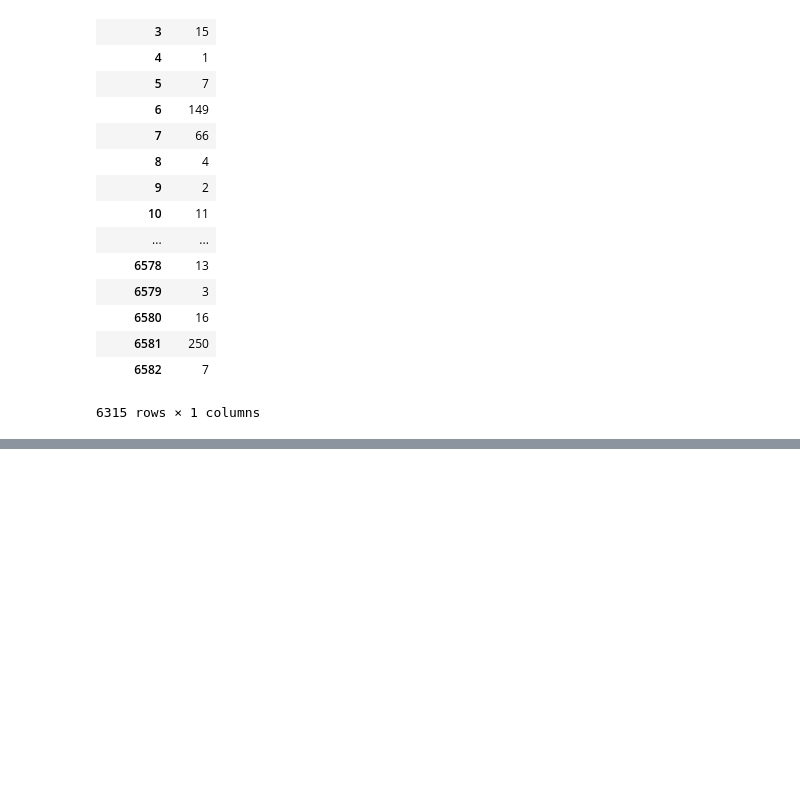
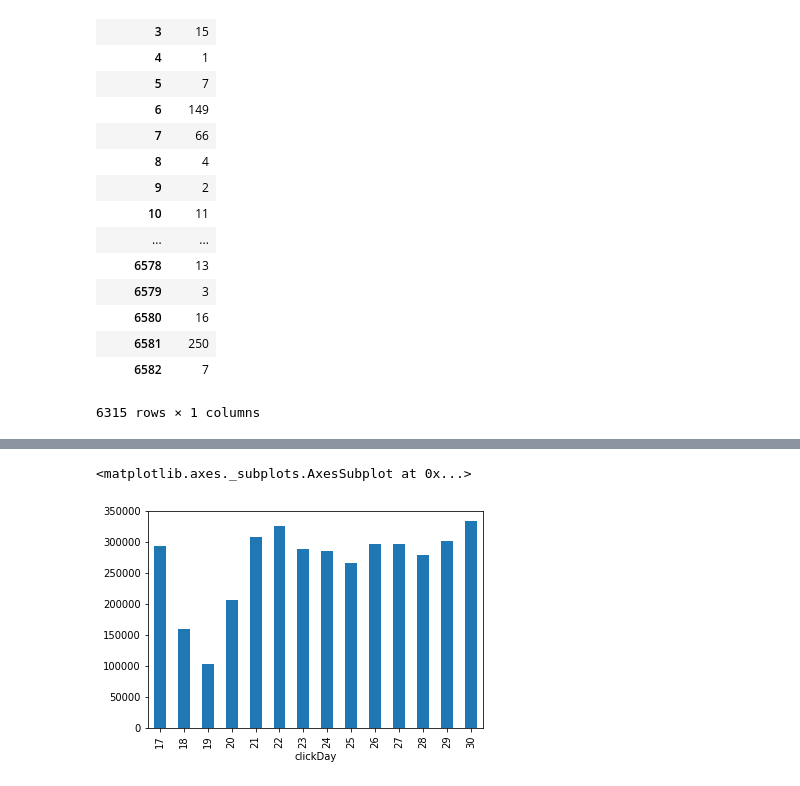
Before and after one commit to KunWangV/CVR_Pre, a Jupyter notebook: ana.ipynb, the cells around one changed output, grey strips where cells are left out. Cells and saved outputs as stored; diff of their text form; code cells hidden in the pictures; blank space fills up the shorter version.

```diff
--- a/ana.ipynb
+++ b/ana.ipynb
@@ -115,0 +211,7 @@ df
+# %%
+df_train['clickDay']=pd.Series(np.floor(df_train.clickTime/10000)).astype(int)
+# %%
+df_train.groupby('clickDay').count().label.plot(kind='bar')
+# %% [output]
+<matplotlib.axes._subplots.AxesSubplot at 0x...>
+[figure, added]
```
Also changed, not shown: parts of 32 cells of this notebook, 4 other files.
